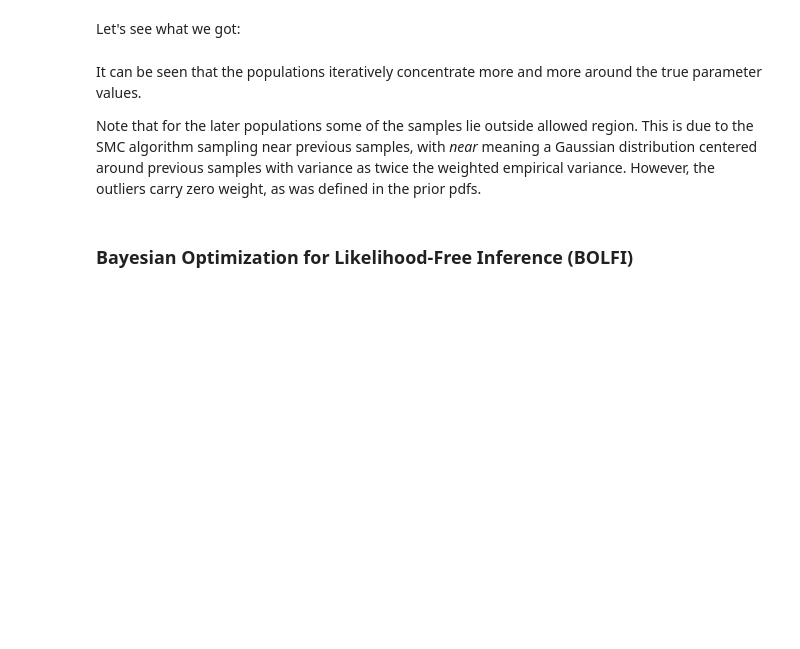
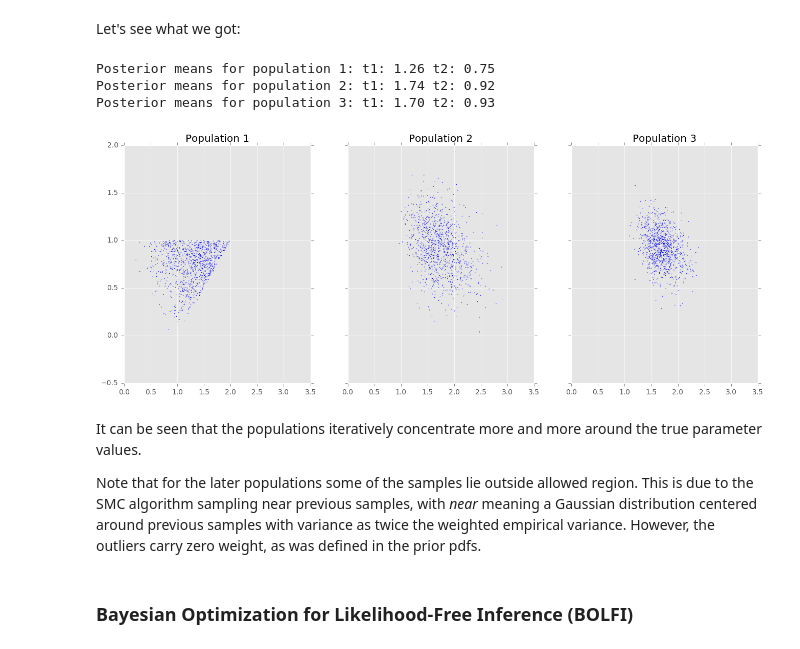
Before and after one commit to elfi-dev/elfi, a Jupyter notebook: notebooks/ma2_example.ipynb, the cells around one changed output. Cells and saved outputs as stored; diff of their text form; code cells hidden in the pictures; blank space fills up the shorter version.

```diff
--- a/notebooks/ma2_example.ipynb
+++ b/notebooks/ma2_example.ipynb
@@ -263,7 +289,7 @@ In ELFI, one can setup a SMC ABC sampler just like the Rejection sampler:
 # %% [markdown]
 For sampling, one has to define the number of output samples, the number of populations and a *schedule* i.e. a list of quantiles to use for each population. In essence, a population is just refined rejection sampling.
 # %%
-# N = 10000
-# n_populations = 3
-# schedule = [0.1, 0.05, 0.01]
-# %time result_dict = smc.sample(N, n_populations, schedule)
+N = 1000
+n_populations = 3
+schedule = [0.1, 0.05, 0.01]
+%time result_dict = smc.sample(N, n_populations, schedule)
@@ -270,16 +299,21 @@ For sampling, one has to define the number of output samples, the number of popu
 # %% [markdown]
 Let's see what we got:
 # %%
-#fig, ax = plt.subplots(ncols=n_populations, sharex=True, sharey=True, figsize=(16,6))
-#for ii in range(n_populations-1):
-#    data = result_dict['samples_history'][ii]
-#    print("Posterior means for population {}: t1: {:.2f} t2: {:.2f}".format(ii+1, data[0].mean(), data[1].mean()))
-#    ax[ii].scatter(data[0], data[1], s=1, edgecolor='none');
-#    ax[ii].set_title("Population {}".format(ii+1));
-#data = result_dict['samples']
-#print("Posterior means for population {}: t1: {:.2f} t2: {:.2f}".format(n_populations, data[0].mean(), data[1].mean()))
-#ax[n_populations-1].scatter(data[0], data[1], s=1, edgecolor='none');
-#ax[n_populations-1].set_title("Population {}".format(n_populations));
+fig, ax = plt.subplots(ncols=n_populations, sharex=True, sharey=True, figsize=(16,6))
+for ii in range(n_populations-1):
+    data = result_dict['samples_history'][ii]
+    print("Posterior means for population {}: t1: {:.2f} t2: {:.2f}".format(ii+1, data[0].mean(), data[1].mean()))
+    ax[ii].scatter(data[0], data[1], s=1, edgecolor='none');
+    ax[ii].set_title("Population {}".format(ii+1));
+data = result_dict['samples']
+print("Posterior means for population {}: t1: {:.2f} t2: {:.2f}".format(n_populations, data[0].mean(), data[1].mean()))
+ax[n_populations-1].scatter(data[0], data[1], s=1, edgecolor='none');
+ax[n_populations-1].set_title("Population {}".format(n_populations));
+# %% [output]
+Posterior means for population 1: t1: 1.26 t2: 0.75
+Posterior means for population 2: t1: 1.74 t2: 0.92
+Posterior means for population 3: t1: 1.70 t2: 0.93
+[figure, added]
 # %% [markdown]
 It can be seen that the populations iteratively concentrate more and more around the true parameter values.
 
```
Also changed, not shown: parts of 36 cells of this notebook, 2 other files.
